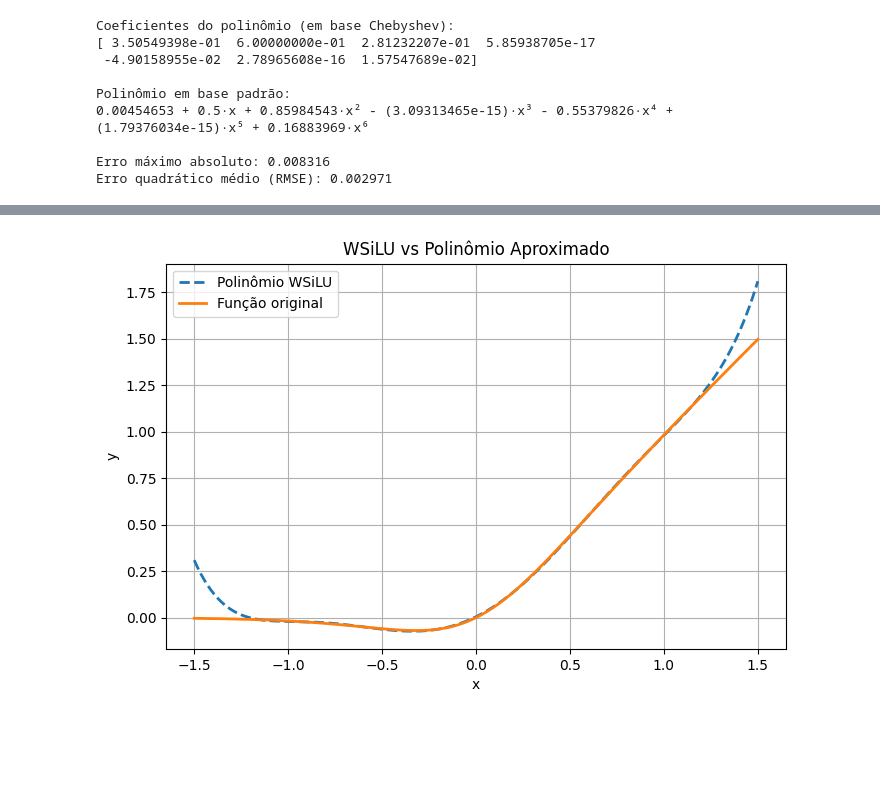
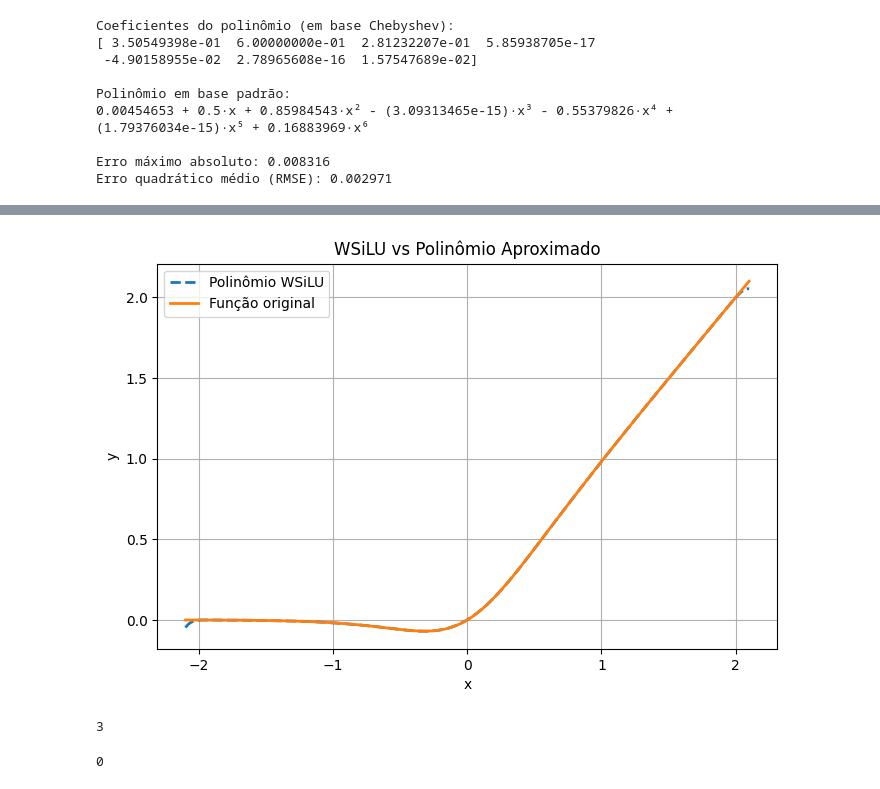
Before and after one commit to radc/hwsigmoid_lascas2026, a Jupyter notebook: notebooks/aproxPolinomial.ipynb, the cells around one changed output, grey strips where cells are left out. Cells and saved outputs as stored; diff of their text form; code cells hidden in the pictures; blank space fills up the shorter version.

```diff
--- a/notebooks/aproxPolinomial.ipynb
+++ b/notebooks/aproxPolinomial.ipynb
@@ -349,40 +365,55 @@ Erro máximo: 0.008313, RMSE: 0.002971
 # %%
 import numpy as np
 import matplotlib.pyplot as plt
 
 # Função polinomial que você forneceu
 def WSiLU_polinomial(x):
     x = np.array(x, dtype=float)
-    return 0.004546 + 0.5*x + 0.859845*x**2 - 0.553798*x**4 + 0.168839*x**6
+    return 0.00059508 + 0.5*x + 0.96917012*x**2 - 1.04954556*x**4  + 0.99181597*x**6 - 0.63088907*x**8 + 0.25503359*x**10 - 0.06236471*x**12 + 0.0083775*x**14 - 0.00047333*x**16
 
 # Função original (opcional, para comparar)
 def WSiLU_original(x):
     x = np.array(x, dtype=float)
     return x / (1 + np.exp(-4*x))
 
 # Intervalo de x para plot
-x = np.linspace(-1.5, 1.5, 500)
+x = np.linspace(-2.1, 2.1, 500)
 
 # Calcula os valores
 y_poly = WSiLU_polinomial(x)
 y_orig = WSiLU_original(x)
 
 # Plotando
 plt.figure(figsize=(8,5))
 plt.plot(x, y_poly, "--", label="Polinômio WSiLU", linewidth=2)
 plt.plot(x, y_orig, label="Função original", linewidth=2)
 plt.title("WSiLU vs Polinômio Aproximado")
 plt.xlabel("x")
 plt.ylabel("y")
 plt.grid(True)
 plt.legend()
 plt.show()
+0.00059508 + 0.5*x + 0.96917012*x**2 - 1.04954556*x**4  + 0.99181597*x**6 - 0.63088907*x**8 + 0.25503359*x**10 - 0.06236471*x**12 + 0.0083775*x**14 - 0.00047333*x**16
 # %% [output]
-[figure, old version]
+[figure, new version]
 # %%
+# 6 graus, de -1.2 a 1.2
+
 def WSiLU_polinomial(x):
     if(x<-1.2):
         return 0
     if(x>1.2):
         return x
     return 0.004546 + 0.5*x + 0.859845*x**2 - 0.553798*x**4 + 0.168839*x**6
+# %% [output]
+3
+# %%
+# 16 graus, de -2 a 2
+def WSiLU_polinomial(x):
+    if(x<-2):
+        return 0
+    if(x>2):
+        return x
+    return 0.00059508 + 0.5*x + 0.96917012*x**2 - 1.04954556*x**4  + 0.99181597*x**6 - 0.63088907*x**8 + 0.25503359*x**10 - 0.06236471*x**12 + 0.0083775*x**14 - 0.00047333*x**16
+# %% [output]
+0
```
Also changed, not shown: parts of 1 cell of this notebook.
